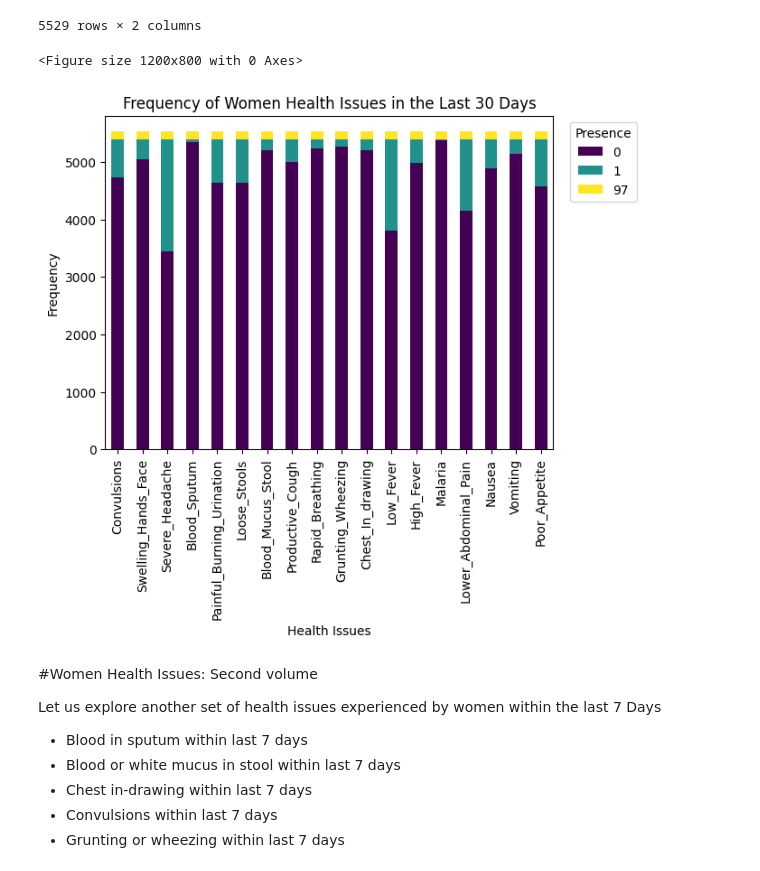
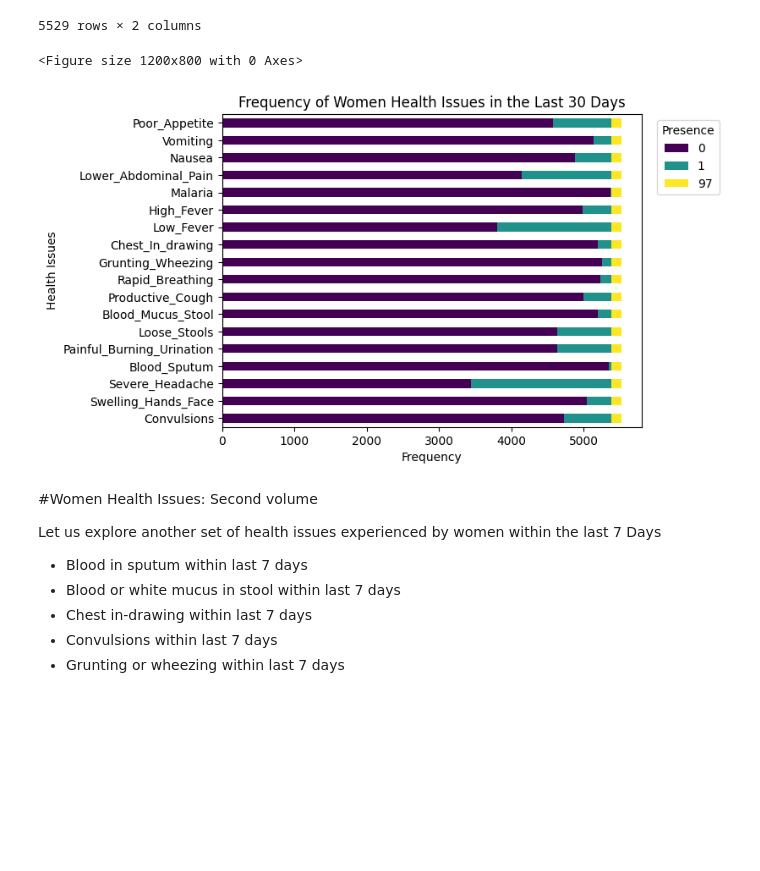
Before and after one commit to nurshat-ababakirov/poshan-food-insecurity, a Jupyter notebook: notebooks/poshan_workflow.ipynb, the cells around one changed output. Saved outputs shown, nothing was run; the diff lists cells and outputs as text; code cells hidden in the pictures; blank space fills up the shorter version.

```diff
--- a/notebooks/poshan_workflow.ipynb
+++ b/notebooks/poshan_workflow.ipynb
@@ -1036,16 +1010,25 @@ water_source_labels = {
     3: 'Tube Well or Borehole',
     4: 'Stone Tap',
     5: 'Dhara/Piped Water',
-    8: 'Other (Stream, River, Pond, Canal, Unprotected Ring Well)',
+    8: 'Other (Stream, Unprotected Ring Well, etc.)',
     9: "Don't Know"
 }
 
+# Map the labels
 child_woman_household['Main_Source_Drinking_Water_Label'] = child_woman_household[main_source_col].map(water_source_labels)
 
-sns.countplot(data=child_woman_household, x='Main_Source_Drinking_Water_Label')
-plt.title("Distribution of Main Source of Drinking Water")
-plt.xlabel("Water Source")
-plt.ylabel("Frequency")
-plt.xticks(rotation=45, ha='right')
+# Count and sort values ascending
+water_counts = child_woman_household['Main_Source_Drinking_Water_Label'].value_counts().sort_values(ascending=False)
+
+# Convert to DataFrame for plotting
+water_df = water_counts.reset_index()
+water_df.columns = ['Water Source', 'Frequency']
+
+# Plot with sns.barplot (not countplot)
+sns.barplot(data=water_df, y='Water Source', x='Frequency', color='skyblue')
+
+plt.title("Distribution of Main Source of Drinking Water (Ascending)")
+plt.xlabel("Frequency")
+plt.ylabel("Water Source")
 plt.show()
 # %% [output]
@@ -1270,23 +1262,29 @@ child_woman_household_copy4[['Vomiting', 'Loose_Stools']]
 | 5528 | 0 | 0 |
 5529 rows × 2 columns
 # %%
+# Select and clean the relevant data
 women_health_vars = list(women_health_issues.values())
-women_health_data = child_woman_household_copy4[women_health_vars]
+women_health_data = child_woman_household_copy4[women_health_vars].dropna()
 
-women_health_data = women_health_data.dropna()
-
+# Count occurrences of 0/1 per variable
 health_issue_counts = women_health_data.apply(lambda x: x.value_counts()).T
 
+# Add total and sort descending
+health_issue_counts['Total'] = health_issue_counts.sum(axis=1)
+health_issue_counts = health_issue_counts.sort_values(by='Total', ascending=False).drop(columns='Total')
+
+# Plot as horizontal stacked bar chart
 plt.figure(figsize=(12, 8))
-health_issue_counts.plot(kind='bar', stacked=True, colormap='viridis')
+health_issue_counts.plot(kind='barh', stacked=True, colormap='viridis')
+
 plt.title('Frequency of Women Health Issues in the Last 30 Days')
-plt.xlabel('Health Issues')
-plt.ylabel('Frequency')
+plt.xlabel('Frequency')
+plt.ylabel('Health Issues')
 plt.legend(title='Presence', loc='upper right', bbox_to_anchor=(1.2, 1.0))
 plt.show()
 # %% [output]
 <Figure size 1200x800 with 0 Axes>
-[figure, old version]
+[figure, new version]
 # %% [markdown]
 #Women Health Issues: Second volume
 
```
Also changed, not shown: parts of 10 cells of this notebook.
